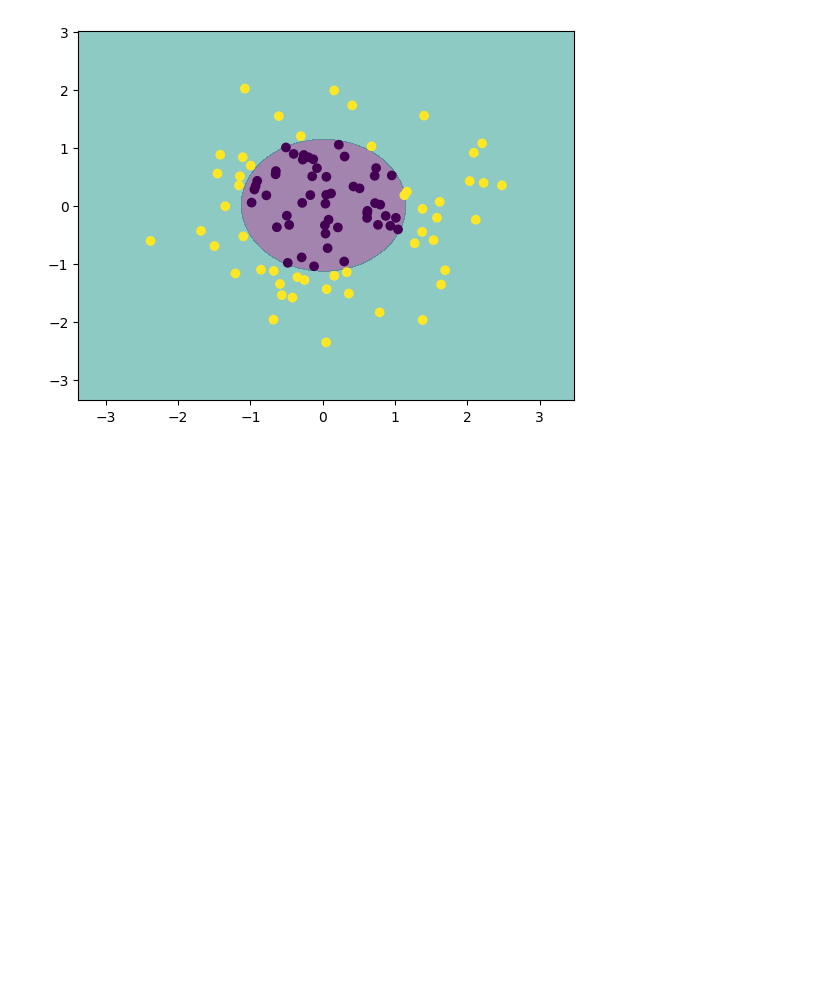
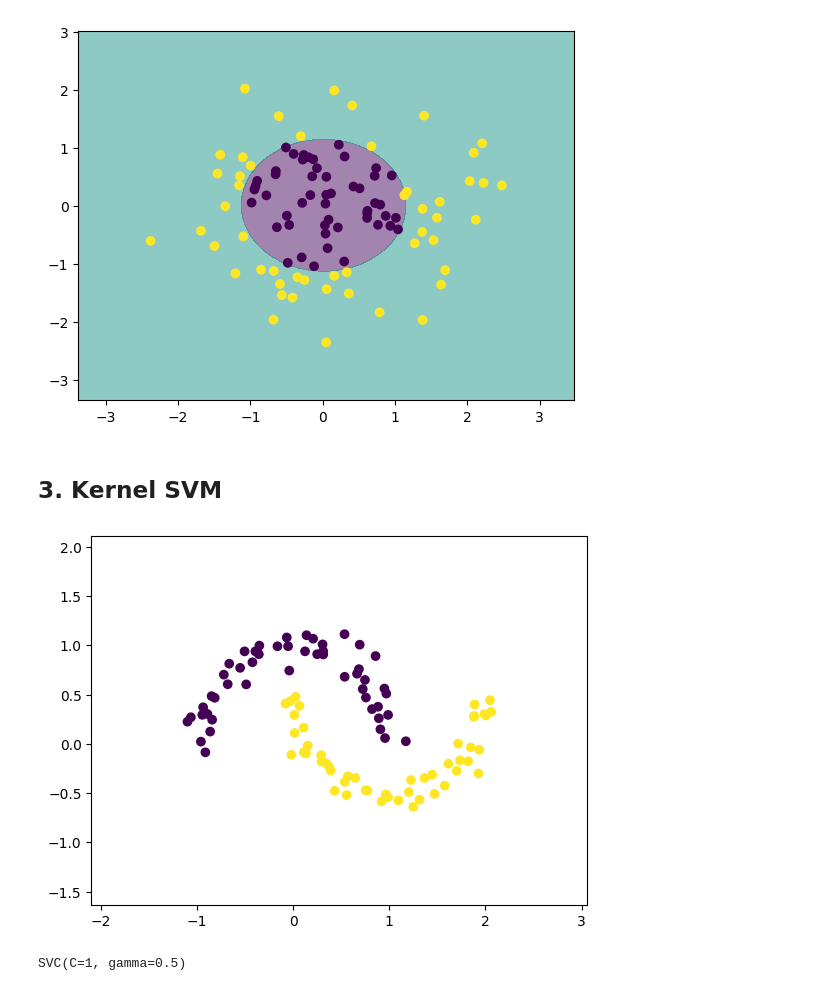
Before and after one commit to cyp-ark/SVM, a Jupyter notebook: code.ipynb, the cells around one changed output. Drawn from its saved outputs; the diff is of its cells as text; code cells hidden in the pictures; blank space fills up the shorter version.

```diff
--- a/code.ipynb
+++ b/code.ipynb
@@ -144,3 +144,25 @@ plt.scatter('x1','x2',c='class',data=df2)
 plt.show()
 # %% [output]
 [figure]
+# %% [markdown]
+## 3. Kernel SVM
+# %%
+X3, y3 = datasets.make_moons(noise=0.1,random_state=0)
+df3 = pd.DataFrame(X3,columns=['x1','x2'])
+df3['class'] = y3
+
+plt.xlim([min(df3['x1'])-1,max(df3['x1'])+1])
+plt.ylim([min(df3['x2'])-1,max(df3['x2'])+1])
+
+plt.scatter('x1','x2',c='class',data=df3)
+
+plt.show()
+# %% [output]
+[figure, added]
+# %%
+from sklearn.svm import SVC
+
+svm = SVC(C=1,gamma=0.5,kernel="rbf")
+svm.fit(X3,y3)
+# %% [output]
+SVC(C=1, gamma=0.5)
```
Also changed, not shown: parts of 1 cell of this notebook, 1 other file.
